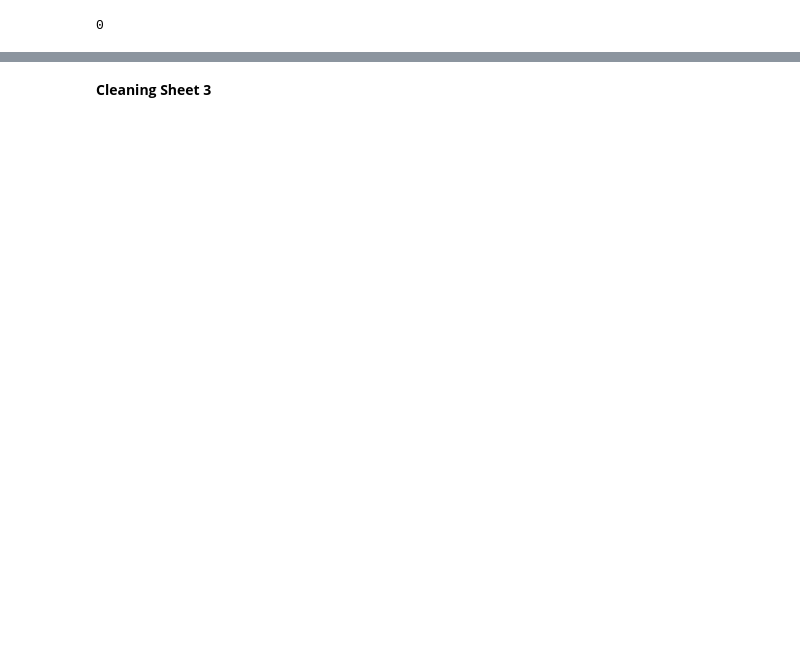
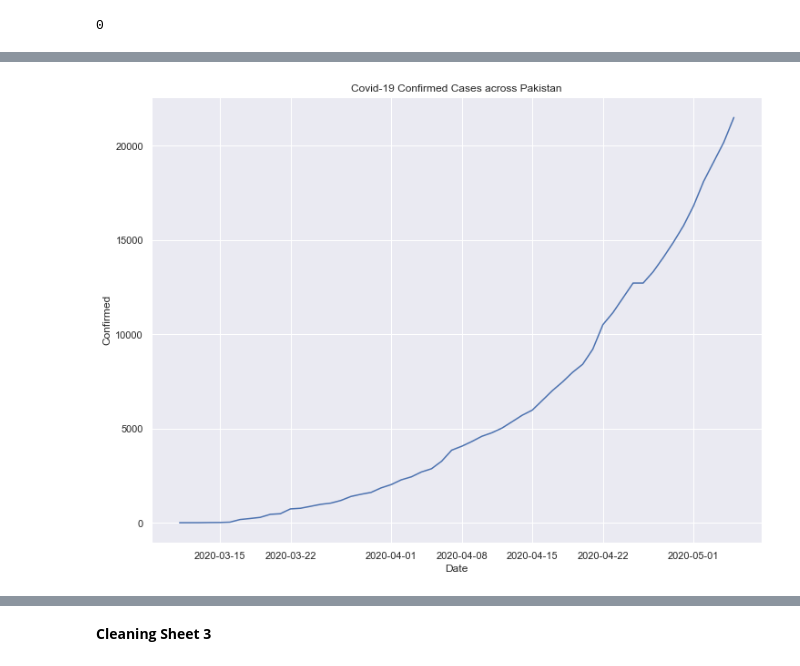
Before and after one commit to FaizahMushtaq/COVID-19, a Jupyter notebook: Data Wrangling/Cleaning.ipynb, the cells around one changed output, grey strips where cells are left out. Saved outputs shown, nothing was run; the diff lists cells and outputs as text; code cells hidden in the pictures; blank space fills up the shorter version.

```diff
--- a/Data Wrangling/Cleaning.ipynb
+++ b/Data Wrangling/Cleaning.ipynb
@@ -192,0 +238,6 @@ pd.crosstab(index=[sheet1['Date'],sheet1['Confirmed']],columns=sheet1['Region'])
+# %%
+sns.set()
+fig=sns.lineplot(data = confirmed_by_date,x = 'Date',y = 'Confirmed')
+plt.title("Covid-19 Confirmed Cases across Pakistan");
+# %% [output]
+[figure, added]
```
Also changed, not shown: parts of 27 cells of this notebook, 3 other files.
